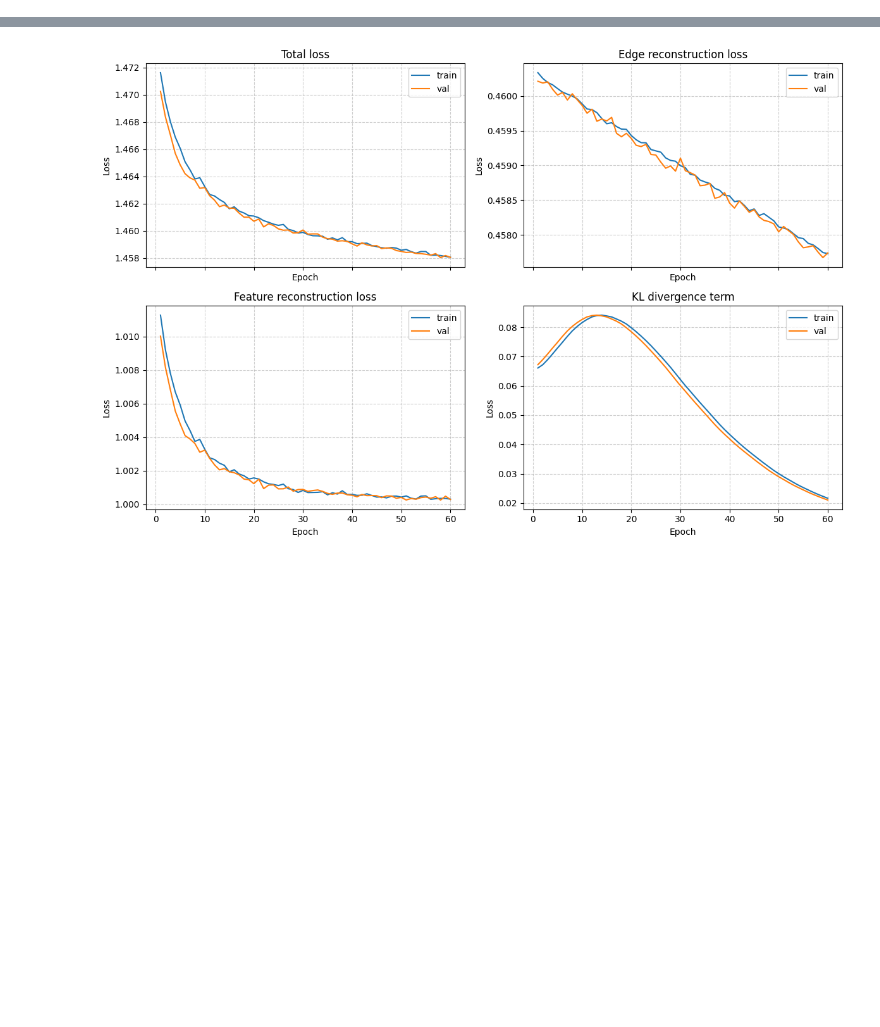
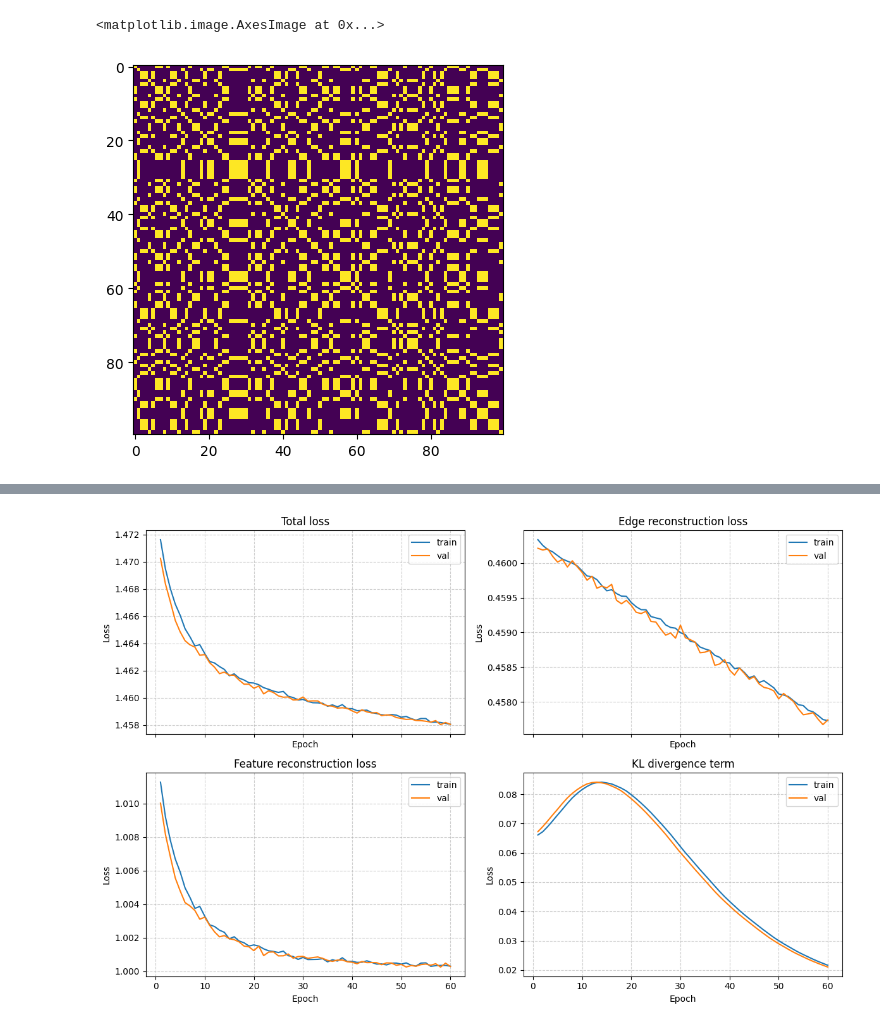
Before and after one commit to ZhangWan-byte/lpm, a Jupyter notebook: exp1_demo.ipynb, the cells around one changed output, grey strips where cells are left out. Saved outputs shown, nothing was run; the diff lists cells and outputs as text; code cells hidden in the pictures; blank space fills up the shorter version.

```diff
--- a/exp1_demo.ipynb
+++ b/exp1_demo.ipynb
@@ -36,0 +265,3 @@ NpzFile './sim_data/B1/B1_TranslationInvariant_RBF_ARD_nodes.npz' with keys: pos
+# %%
+P = K.kernel_block_constant(z_blocks, B)
+P
@@ -36,0 +276,5 @@ NpzFile './sim_data/B1/B1_TranslationInvariant_RBF_ARD_nodes.npz' with keys: pos
+# %%
+plt.imshow(P, cmap="viridis")
+# %% [output]
+<matplotlib.image.AxesImage at 0x...>
+[figure, added]
```
Also changed, not shown: parts of 32 cells of this notebook, 9 other files.
